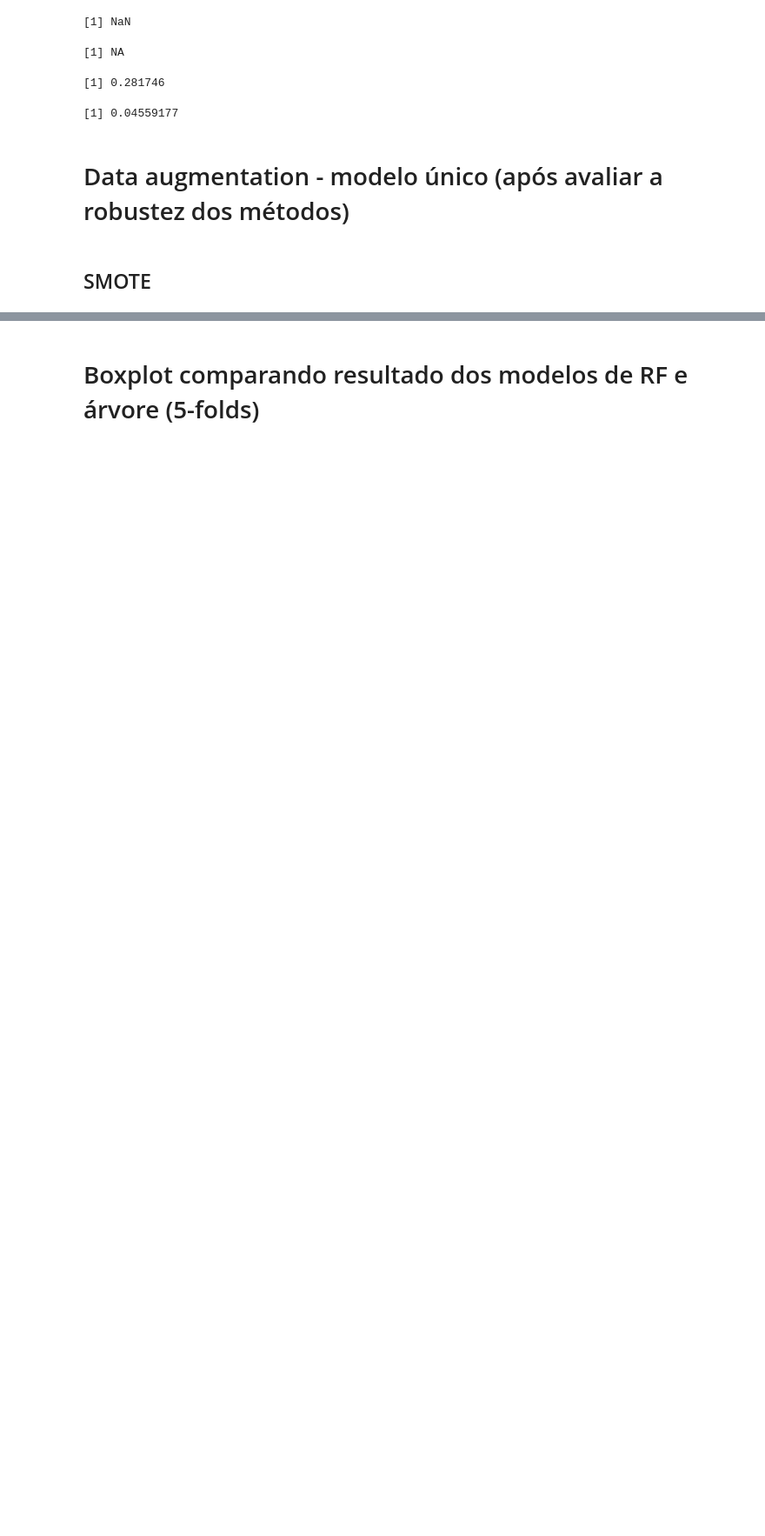
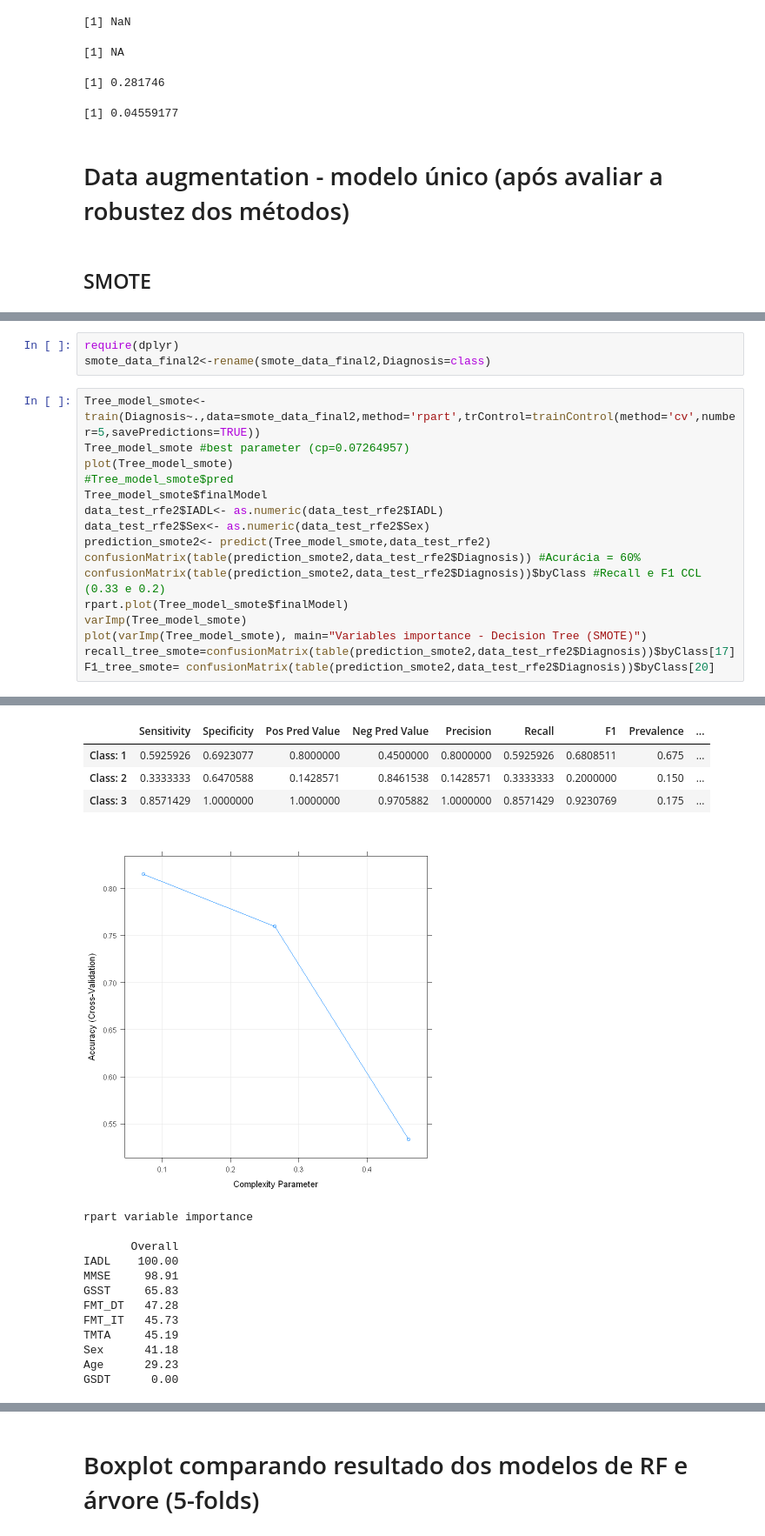
Before and after one commit to RenanBaltar/Analise-artigo-idosos, a Jupyter notebook: analise-artigo.ipynb, the cells around one changed output, grey strips where cells are left out. Shown: that part at 87% size. Cells and saved outputs as stored; diff of their text form; blank space fills up the shorter version.

```diff
--- a/analise-artigo.ipynb
+++ b/analise-artigo.ipynb
@@ -2116,0 +2260,20 @@ tibble [100 x 10] (S3: tbl_df/tbl/data.frame)
+# %%
+require(dplyr)
+smote_data_final2<-rename(smote_data_final2,Diagnosis=class)
+# %%
+Tree_model_smote<- train(Diagnosis~.,data=smote_data_final2,method='rpart',trControl=trainControl(method='cv',number=5,savePredictions=TRUE))
+Tree_model_smote #best parameter (cp=0.07264957)
+plot(Tree_model_smote)
+#Tree_model_smote$pred
+Tree_model_smote$finalModel
+data_test_rfe2$IADL<- as.numeric(data_test_rfe2$IADL)
+data_test_rfe2$Sex<- as.numeric(data_test_rfe2$Sex)
+prediction_smote2<- predict(Tree_model_smote,data_test_rfe2)
+confusionMatrix(table(prediction_smote2,data_test_rfe2$Diagnosis)) #Acurácia = 60%
+confusionMatrix(table(prediction_smote2,data_test_rfe2$Diagnosis))$byClass #Recall e F1 CCL (0.33 e 0.2)
+rpart.plot(Tree_model_smote$finalModel)
+varImp(Tree_model_smote)
+plot(varImp(Tree_model_smote), main="Variables importance - Decision Tree (SMOTE)")
+recall_tree_smote=confusionMatrix(table(prediction_smote2,data_test_rfe2$Diagnosis))$byClass[17]
+F1_tree_smote= confusionMatrix(table(prediction_smote2,data_test_rfe2$Diagnosis))$byClass[20]
+# %% [output]
@@ -2116,0 +2326,17 @@ tibble [100 x 10] (S3: tbl_df/tbl/data.frame)
+|  | Sensitivity | Specificity | Pos Pred Value | Neg Pred Value | Precision | Recall | F1 | Prevalence | ... |
+| Class: 1 | 0.5925926 | 0.6923077 | 0.8000000 | 0.4500000 | 0.8000000 | 0.5925926 | 0.6808511 | 0.675 | ... |
+| Class: 2 | 0.3333333 | 0.6470588 | 0.1428571 | 0.8461538 | 0.1428571 | 0.3333333 | 0.2000000 | 0.150 | ... |
+| Class: 3 | 0.8571429 | 1.0000000 | 1.0000000 | 0.9705882 | 1.0000000 | 0.8571429 | 0.9230769 | 0.175 | ... |
+[figure, added]
+rpart variable importance
+
+       Overall
+IADL    100.00
+MMSE     98.91
+GSST     65.83
+FMT_DT   47.28
+FMT_IT   45.73
+TMTA     45.19
+Sex      41.18
+Age      29.23
+GSDT      0.00
```
Also changed, not shown: parts of 30 cells of this notebook.
